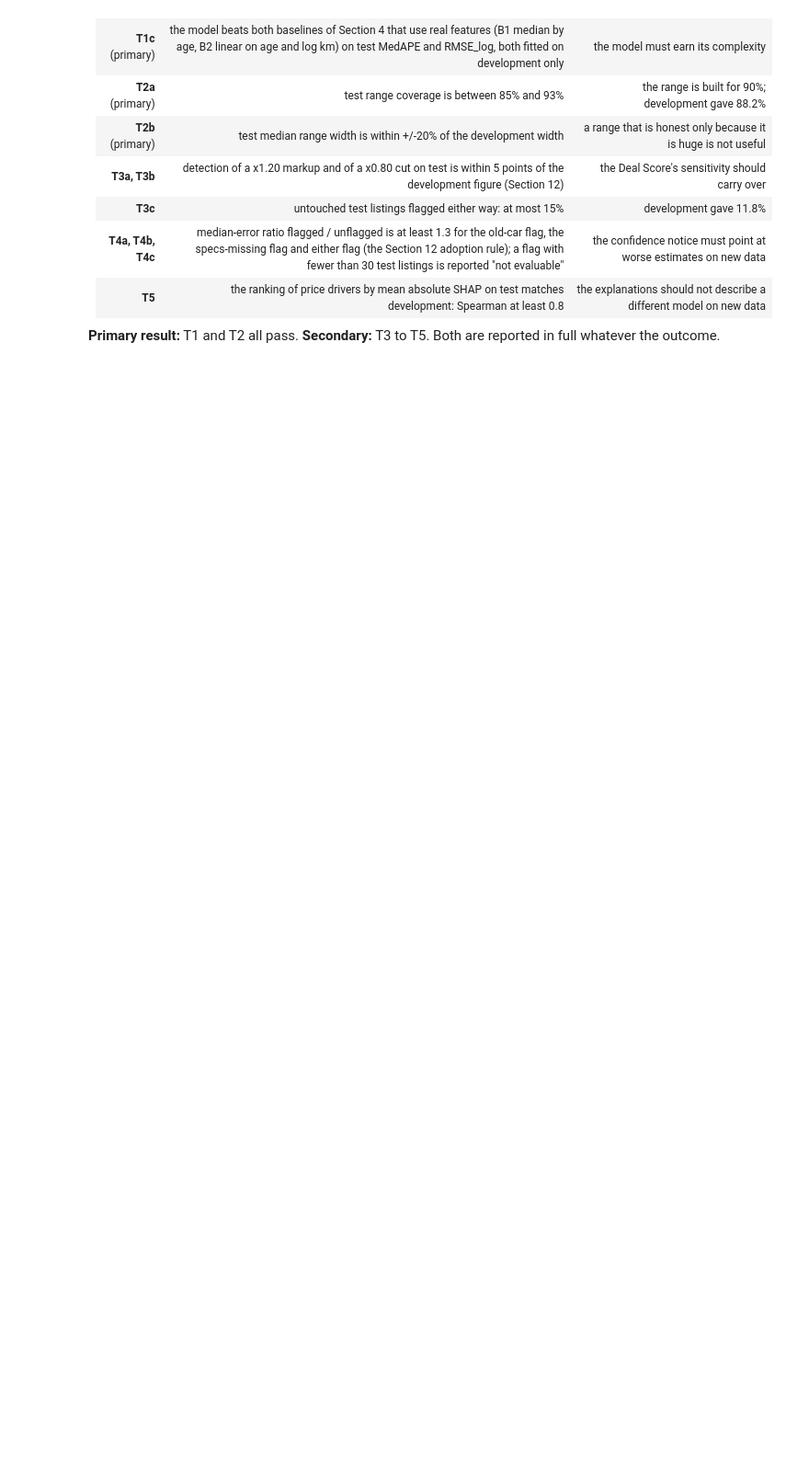
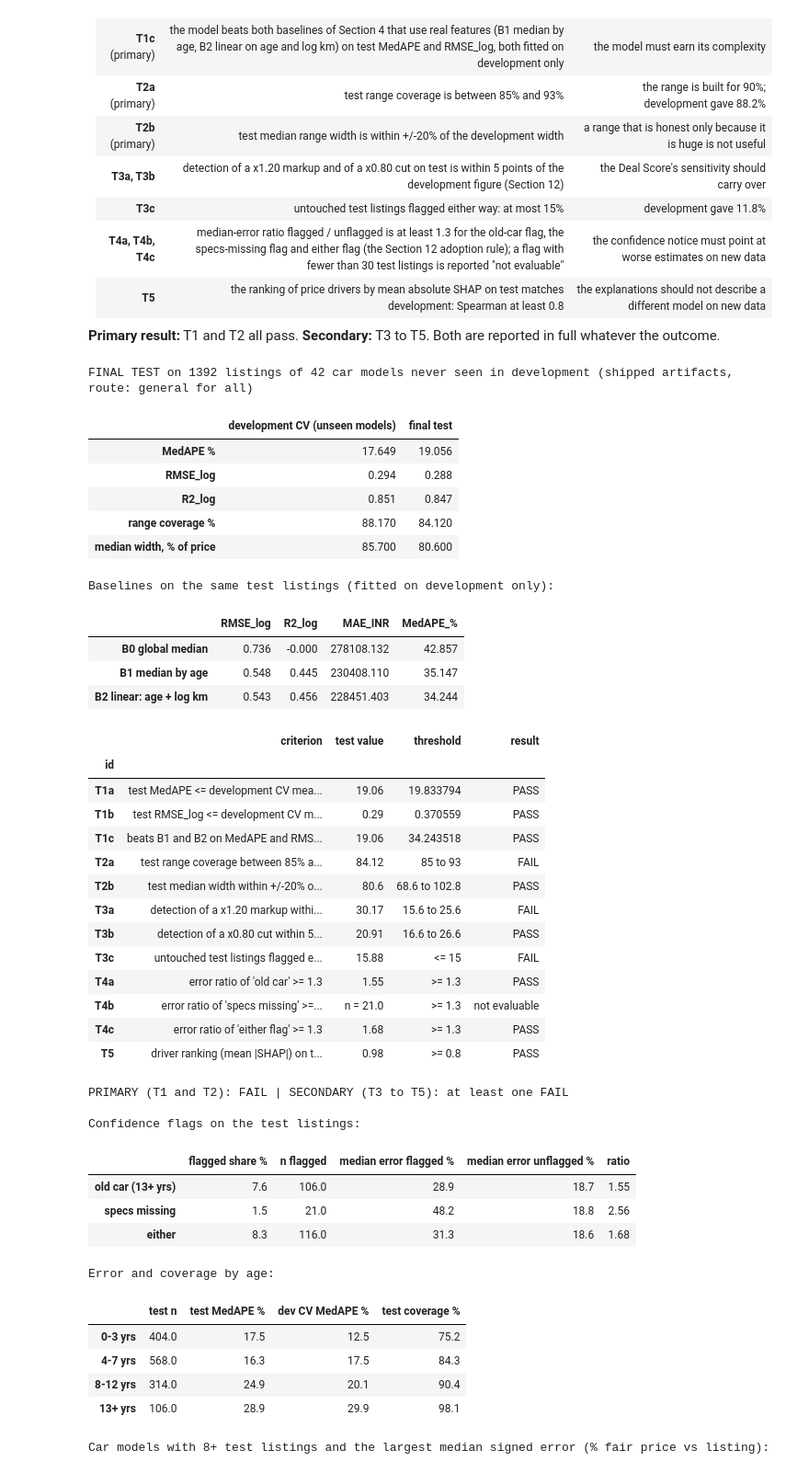
Before and after one commit to aayaan-khan/Used-Cars-Cost-Prediction, a Jupyter notebook: notebooks/Used_Cars_Cost_Prediction.ipynb, the cells around one changed output. Shown at 92% size. Saved outputs shown, nothing was run; the diff lists cells and outputs as text; code cells hidden in the pictures; blank space fills up the shorter version.

```diff
--- a/notebooks/Used_Cars_Cost_Prediction.ipynb
+++ b/notebooks/Used_Cars_Cost_Prediction.ipynb
@@ -3241,31 +3241,72 @@ ft_c_test, _ = xp.driver_contributions(ft_model, TEST_FRAME, FEATS); ft_c_dev, _
 ft_rho = spearmanr(ft_c_test.abs().mean(), ft_c_dev.abs().mean())[0]
 checks.append(("T5", "driver ranking (mean |SHAP|) on test vs development: Spearman >= 0.8", ft_rho, ">= 0.8", bool(ft_rho >= 0.8)))
 
 # 4. extra context (descriptive, no criterion)
 ft_cov_in = (ft_y >= ft_lo) & (ft_y <= ft_hi)
 ft_age = pd.cut(TEST_FRAME.age, [-1, 3, 7, 12, 40], labels=["0-3 yrs", "4-7 yrs", "8-12 yrs", "13+ yrs"]).astype(str).values
 by_age = pd.DataFrame({a: {"test n": int((ft_age == a).sum()), "test MedAPE %": np.median(ft_ape[ft_age == a]), "dev CV MedAPE %": np.median(ft_dev["ape"][AGE_B == a]),
                            "test coverage %": 100 * ft_cov_in[ft_age == a].mean()} for a in ["0-3 yrs", "4-7 yrs", "8-12 yrs", "13+ yrs"]}).T
 ft_t = pd.DataFrame({"model_key": TEST_FRAME.model_key.values, "pe": 100 * (ft_out.predicted_price.values - ft_price) / ft_price})
 worst = ft_t.groupby("model_key").pe.agg(["size", "median"]).query("size >= 8").assign(a=lambda d: d["median"].abs()).sort_values("a", ascending=False).head(6)[["size", "median"]]
 report = pd.DataFrame({"development CV (unseen models)": {"MedAPE %": ft_dev_mean["MedAPE_%"], "RMSE_log": ft_dev_mean["RMSE_log"], "R2_log": ft_dev_mean["R2_log"],
                                                          "range coverage %": ft_dev_im["coverage_%"], "median width, % of price": ft_dev_im["med_width_%"]},
                        "final test": {"MedAPE %": ft_pt["MedAPE_%"], "RMSE_log": ft_pt["RMSE_log"], "R2_log": ft_pt["R2_log"],
                                       "range coverage %": ft_im["coverage_%"], "median width, % of price": ft_im["med_width_%"]}})
 ft_extra = {"listings off by >30%": 100 * np.mean(ft_ape > 30), "false bargains (fair price >= 30% above listing)": 100 * np.mean(ft_out.predicted_price.values / ft_price - 1 >= 0.30),
             "MAE, INR": float(np.mean(np.abs(ft_out.predicted_price.values - ft_price))), "test listings": len(TEST_FRAME), "test car models": TEST_FRAME.model_key.nunique()}
 
 # 5. print
 print(f"FINAL TEST on {len(TEST_FRAME)} listings of {TEST_FRAME.model_key.nunique()} car models never seen in development (shipped artifacts, route: general for all)\n")
 display(report.round(3))
 print("Baselines on the same test listings (fitted on development only):"); display(pd.DataFrame(ft_base).T.round(3))
 crit = pd.DataFrame(checks, columns=["id", "criterion", "test value", "threshold", "result"]).set_index("id")
-crit["result"] = crit["result"].map(lambda v: "PASS" if v is True else ("FAIL" if v is False else v))
+crit["result"] = crit["result"].map(lambda v: ("PASS" if v else "FAIL") if isinstance(v, (bool, np.bool_)) else v)      # display fix after the first run (numpy booleans printed as True/False); no number changes
 crit["test value"] = crit["test value"].map(lambda v: round(v, 2) if isinstance(v, (float, np.floating)) else v)
 display(crit)
 print("PRIMARY (T1 and T2):", "PASS" if all(crit.loc[crit.index.str.startswith(("T1", "T2")), "result"] == "PASS") else "FAIL",
       "| SECONDARY (T3 to T5):", "all pass" if all(crit.loc[crit.index.str.startswith(("T3", "T4", "T5")), "result"].isin(["PASS", "not evaluable"])) else "at least one FAIL")
 print("\nConfidence flags on the test listings:"); display(flag_tbl)
 print("Error and coverage by age:"); display(by_age.round(1))
 print("Car models with 8+ test listings and the largest median signed error (% fair price vs listing):"); display(worst.round(0))
 print({k: round(v, 1) if isinstance(v, float) else v for k, v in ft_extra.items()})
+# %% [output]
+FINAL TEST on 1392 listings of 42 car models never seen in development (shipped artifacts, route: general for all)
+|  | development CV (unseen models) | final test |
+| MedAPE % | 17.649 | 19.056 |
+| RMSE_log | 0.294 | 0.288 |
+| R2_log | 0.851 | 0.847 |
+| range coverage % | 88.170 | 84.120 |
+| median width, % of price | 85.700 | 80.600 |
+Baselines on the same test listings (fitted on development only):
+|  | RMSE_log | R2_log | MAE_INR | MedAPE_% |
+| B0 global median | 0.736 | -0.000 | 278108.132 | 42.857 |
+| B1 median by age | 0.548 | 0.445 | 230408.110 | 35.147 |
+| B2 linear: age + log km | 0.543 | 0.456 | 228451.403 | 34.244 |
+|  | criterion | test value | threshold | result |
+| id |  |  |  |  |
+| T1a | test MedAPE <= development CV mea... | 19.06 | 19.833794 | PASS |
+| T1b | test RMSE_log <= development CV m... | 0.29 | 0.370559 | PASS |
+| T1c | beats B1 and B2 on MedAPE and RMS... | 19.06 | 34.243518 | PASS |
+| T2a | test range coverage between 85% a... | 84.12 | 85 to 93 | FAIL |
+| T2b | test median width within +/-20% o... | 80.6 | 68.6 to 102.8 | PASS |
+| T3a | detection of a x1.20 markup withi... | 30.17 | 15.6 to 25.6 | FAIL |
+| T3b | detection of a x0.80 cut within 5... | 20.91 | 16.6 to 26.6 | PASS |
+| T3c | untouched test listings flagged e... | 15.88 | <= 15 | FAIL |
+| T4a | error ratio of 'old car' >= 1.3 | 1.55 | >= 1.3 | PASS |
+| T4b | error ratio of 'specs missing' >=... | n = 21.0 | >= 1.3 | not evaluable |
+| T4c | error ratio of 'either flag' >= 1.3 | 1.68 | >= 1.3 | PASS |
+| T5 | driver ranking (mean |SHAP|) on t... | 0.98 | >= 0.8 | PASS |
+PRIMARY (T1 and T2): FAIL | SECONDARY (T3 to T5): at least one FAIL
+
+Confidence flags on the test listings:
+|  | flagged share % | n flagged | median error flagged % | median error unflagged % | ratio |
+| old car (13+ yrs) | 7.6 | 106.0 | 28.9 | 18.7 | 1.55 |
+| specs missing | 1.5 | 21.0 | 48.2 | 18.8 | 2.56 |
+| either | 8.3 | 116.0 | 31.3 | 18.6 | 1.68 |
+Error and coverage by age:
+|  | test n | test MedAPE % | dev CV MedAPE % | test coverage % |
+| 0-3 yrs | 404.0 | 17.5 | 12.5 | 75.2 |
+| 4-7 yrs | 568.0 | 16.3 | 17.5 | 84.3 |
+| 8-12 yrs | 314.0 | 24.9 | 20.1 | 90.4 |
+| 13+ yrs | 106.0 | 28.9 | 29.9 | 98.1 |
+Car models with 8+ test listings and the largest median signed error (% fair price vs listing):
```
Also changed, not shown: parts of 4 cells of this notebook, 3 other files.
